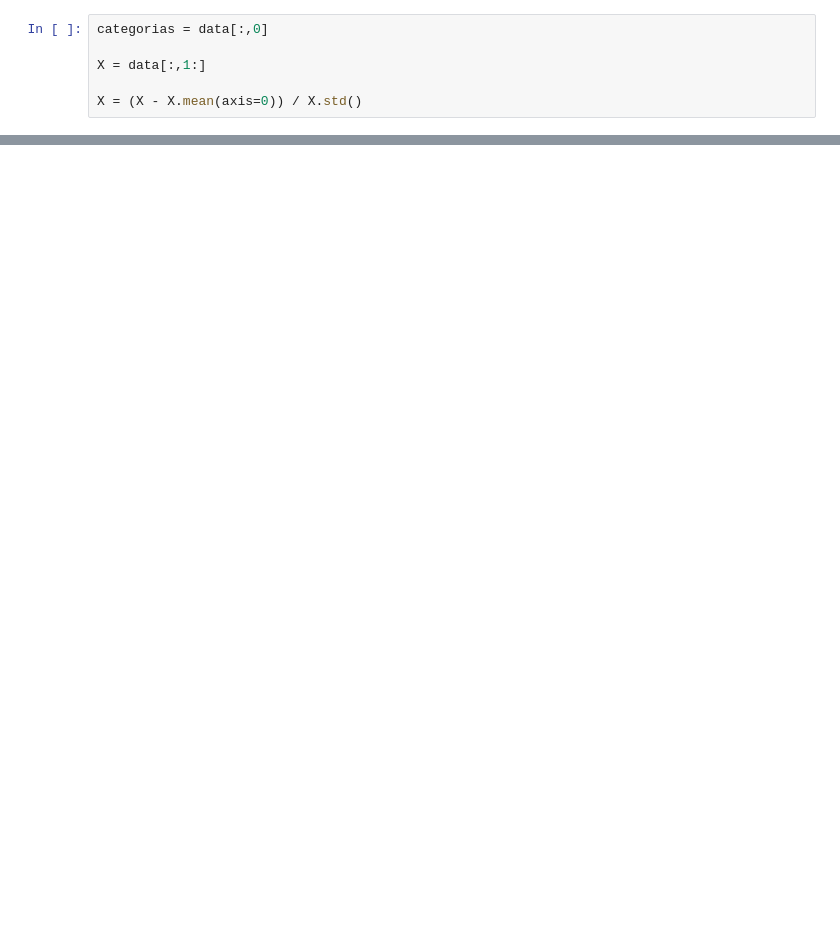
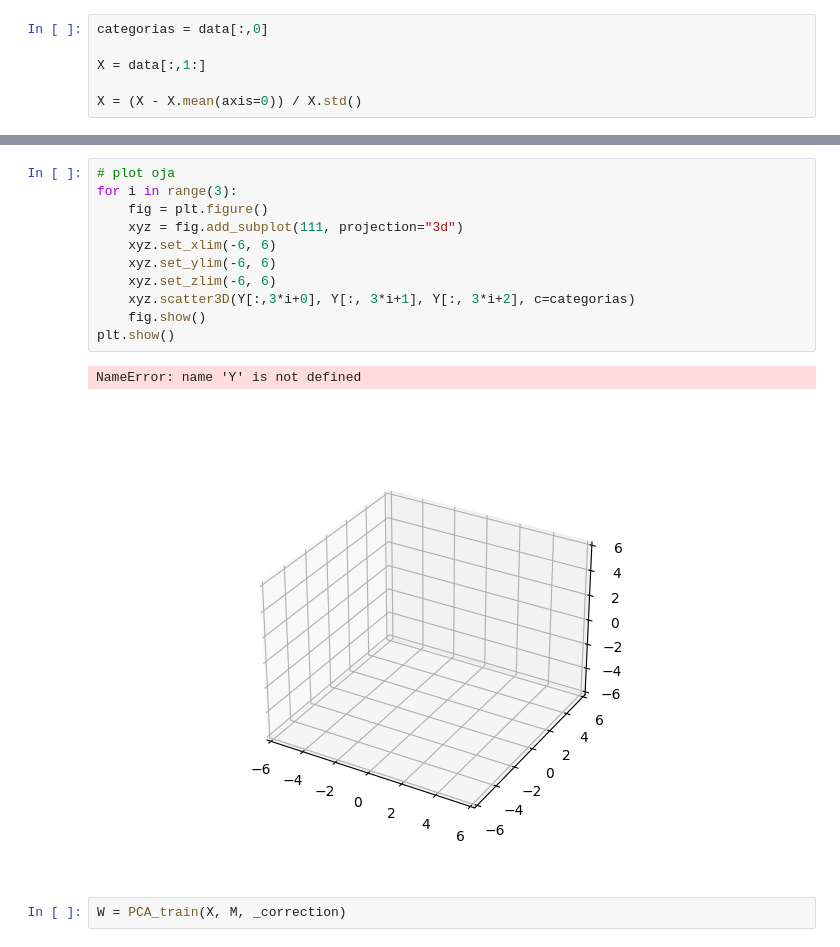
Before and after one commit to sgoldberg27/redes_neuronales-1C2023, a Jupyter notebook: TP2/tp2.ipynb, the cells around one changed output, grey strips where cells are left out. Cells and saved outputs as stored; diff of their text form; blank space fills up the shorter version.

```diff
--- a/TP2/tp2.ipynb
+++ b/TP2/tp2.ipynb
@@ -45,0 +118,16 @@ W = PCA_train(X, M, oja_correction, epochs=100, lr=0.001)
+# %%
+# plot oja
+for i in range(3):
+    fig = plt.figure()
+    xyz = fig.add_subplot(111, projection="3d")
+    xyz.set_xlim(-6, 6)
+    xyz.set_ylim(-6, 6)
+    xyz.set_zlim(-6, 6)
+    xyz.scatter3D(Y[:,3*i+0], Y[:, 3*i+1], Y[:, 3*i+2], c=categorias)
+    fig.show()
+plt.show()
+# %% [output]
+NameError: name 'Y' is not defined
+[figure, added]
+# %%
+W = PCA_train(X, M, _correction)
```
Also changed, not shown: parts of 17 cells of this notebook.
